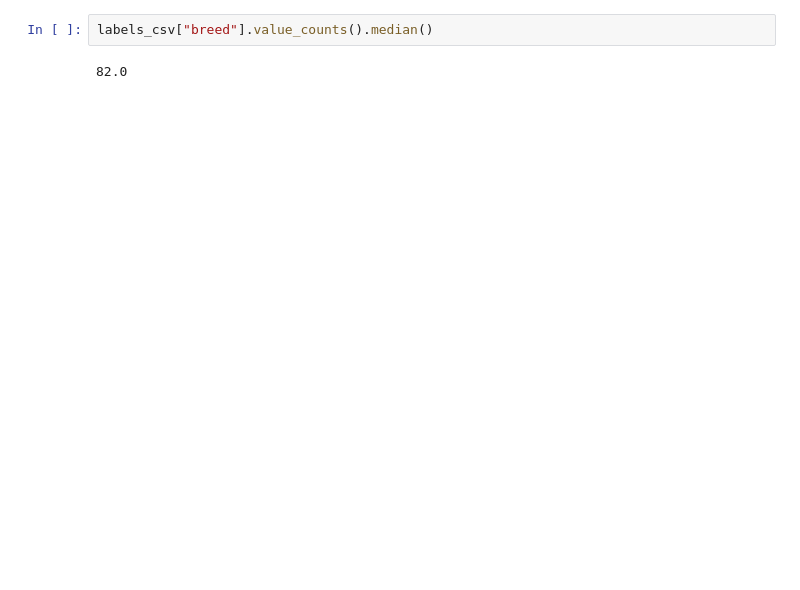
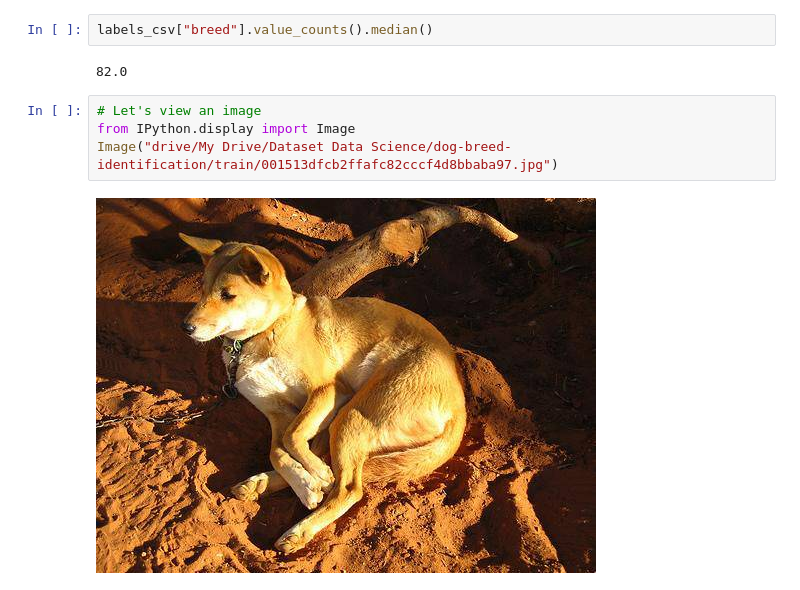
Before and after one commit to yukti845/Dog-breed-identification-project, a Jupyter notebook: Deep_Learning_Tensorflow.ipynb, the cells around one changed output. Drawn from its saved outputs; the diff is of its cells as text; blank space fills up the shorter version.

```diff
--- a/Deep_Learning_Tensorflow.ipynb
+++ b/Deep_Learning_Tensorflow.ipynb
@@ -97,3 +97,9 @@ labels_csv["breed"].value_counts().plot.bar(figsize=(20, 10));
 labels_csv["breed"].value_counts().median()
 # %% [output]
 82.0
+# %%
+# Let's view an image
+from IPython.display import Image
+Image("drive/My Drive/Dataset Data Science/dog-breed-identification/train/001513dfcb2ffafc82cccf4d8bbaba97.jpg")
+# %% [output]
+[figure, added]
```
Also changed, not shown: parts of 19 cells of this notebook.
